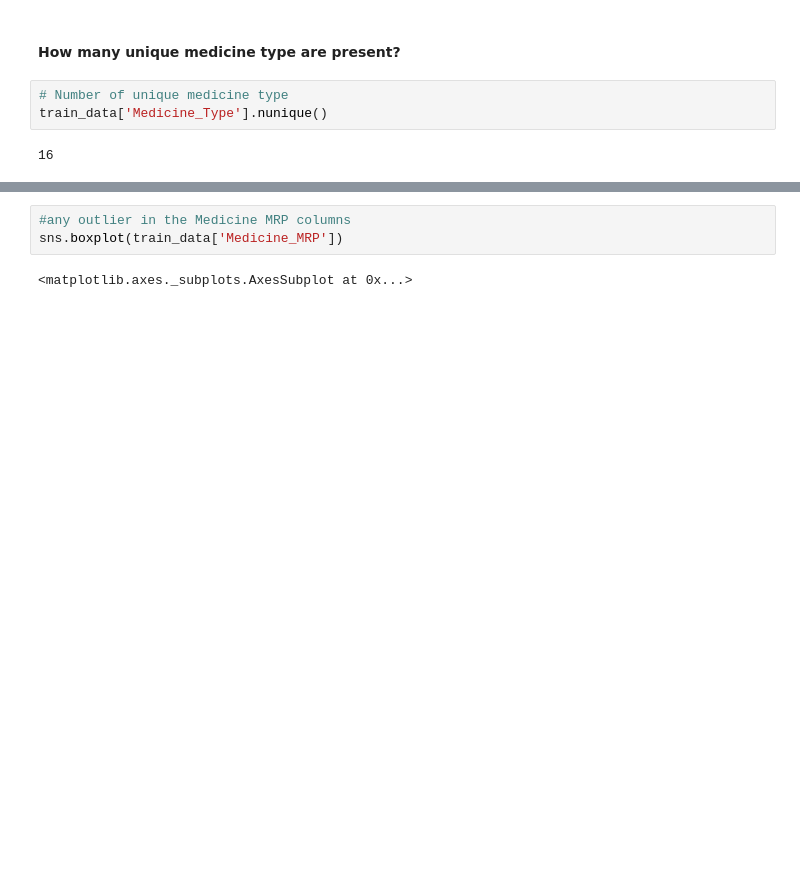
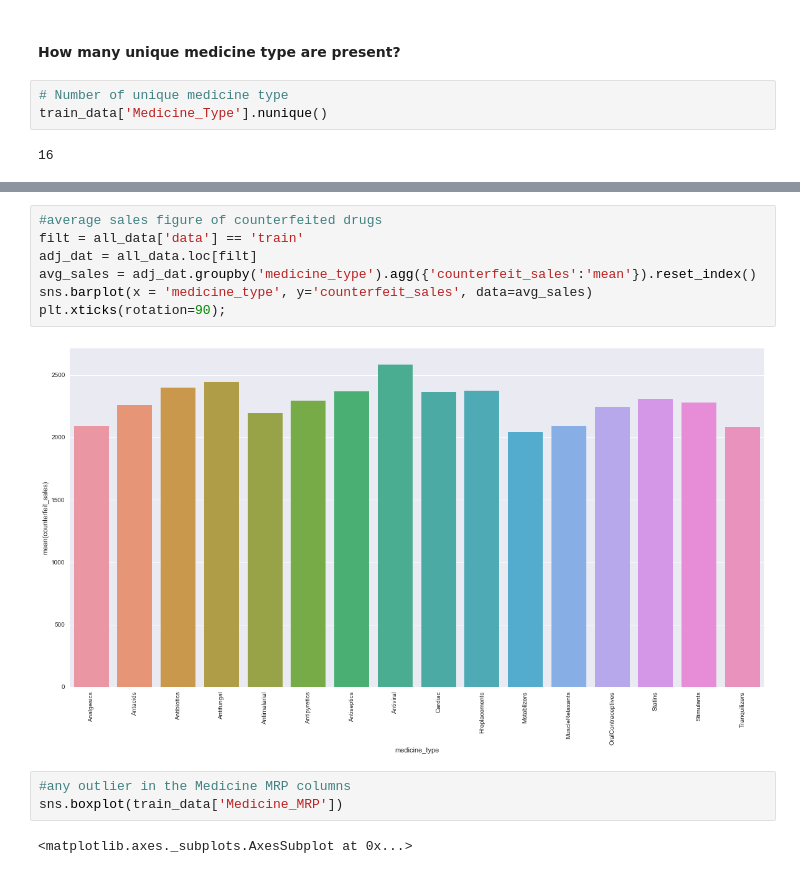
Before and after one commit to ajakaiye33/Data_Science_Proj, a Jupyter notebook: data_science_cap/project1_wip.ipynb, the cells around one changed output, grey strips where cells are left out. Saved outputs shown, nothing was run; the diff lists cells and outputs as text; blank space fills up the shorter version.

```diff
--- a/data_science_cap/project1_wip.ipynb
+++ b/data_science_cap/project1_wip.ipynb
@@ -242,3 +228,12 @@ train_data['Counterfeit_Sales'].min()
+# %%
+#average sales figure of counterfeited drugs
+filt = all_data['data'] == 'train'
+adj_dat = all_data.loc[filt]
+avg_sales = adj_dat.groupby('medicine_type').agg({'counterfeit_sales':'mean'}).reset_index()
+sns.barplot(x = 'medicine_type', y='counterfeit_sales', data=avg_sales)
+plt.xticks(rotation=90);
+# %% [output]
+[figure, added]
 # %%
 #any outlier in the Medicine MRP columns
 sns.boxplot(train_data['Medicine_MRP'])
```
Also changed, not shown: parts of 10 cells of this notebook.
